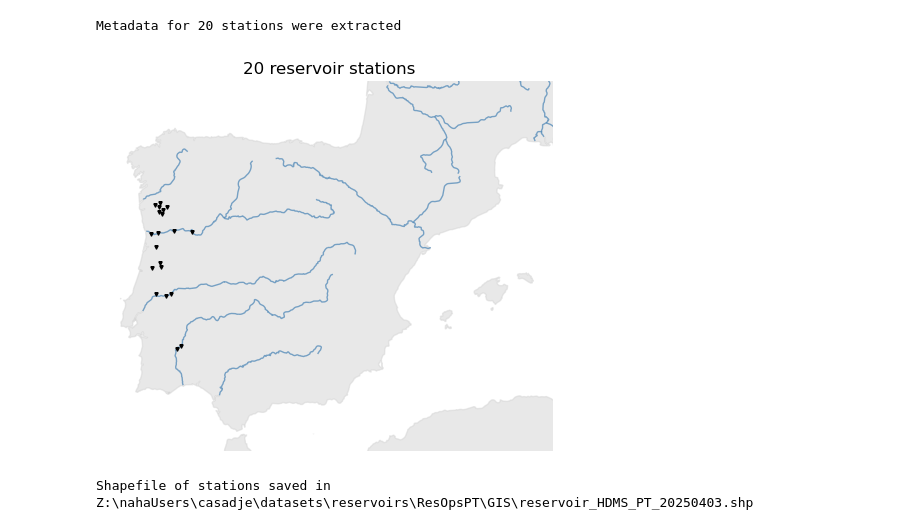
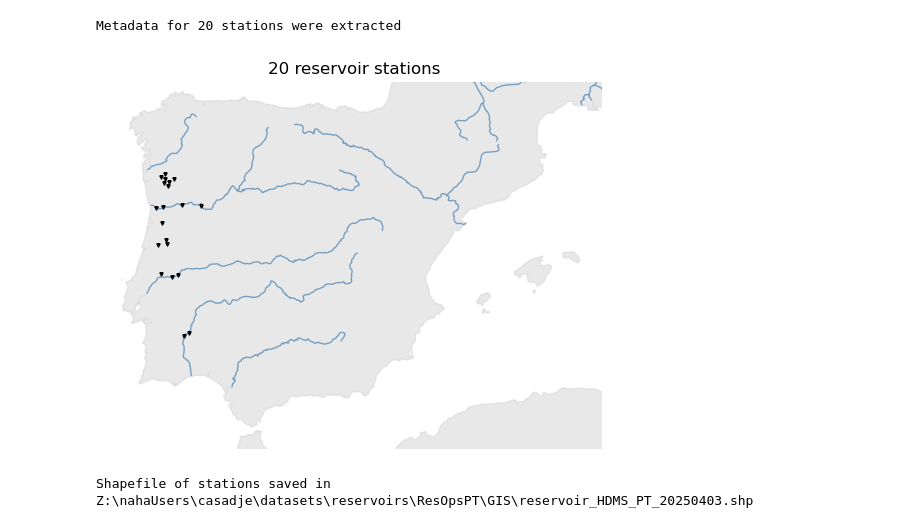
Before and after one commit to casadoj/reservoirs-LSHM, a Jupyter notebook: notebook/ResOpsPT/1_download_hdms.ipynb, the cells around one changed output. Cells and saved outputs as stored; diff of their text form; code cells hidden in the pictures.

```diff
--- a/notebook/ResOpsPT/1_download_hdms.ipynb
+++ b/notebook/ResOpsPT/1_download_hdms.ipynb
@@ -55,17 +55,17 @@ Metadata for 20 stations were extracted
 # %%
 # plot stations
 fig, ax = plt.subplots(subplot_kw=dict(projection=ccrs.PlateCarree()))
 ax.add_feature(cfeature.NaturalEarthFeature('physical', 'land', '10m', edgecolor='face', facecolor='lightgray'),
                alpha=.5,
                zorder=0)
 ax.add_feature(cfeature.NaturalEarthFeature('physical', 'rivers_lake_centerlines', '10m', edgecolor='steelblue', facecolor='none'),
                linewidth=1, alpha=0.7, zorder=1)
 stations.plot(markersize=5, c='k', marker='v', ax=ax)
 ax.set_title(f'{len(stations)} {TYPE} stations')
-ax.set_extent([-10, 5, 35.5, 45])
+ax.set_extent([-10, 5, 35.5, 44])
 ax.axis('off');
 # %% [output]
-[figure, old version]
+[figure, new version]
 # %%
 # export
 PATH_GIS = cfg.PATH_RESOPS / 'GIS'
```
